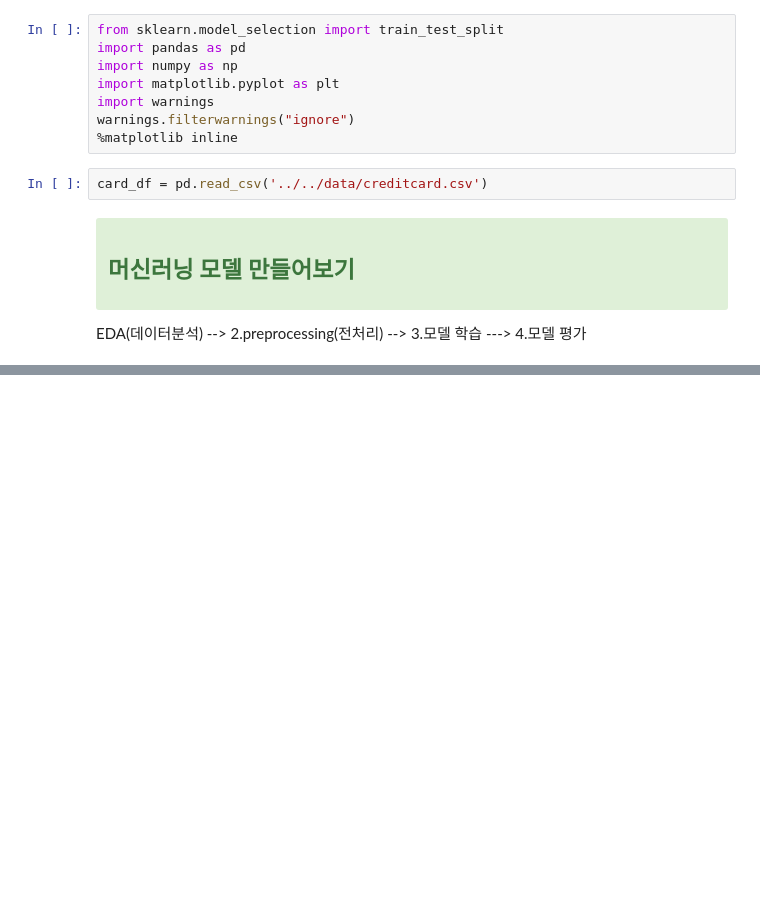
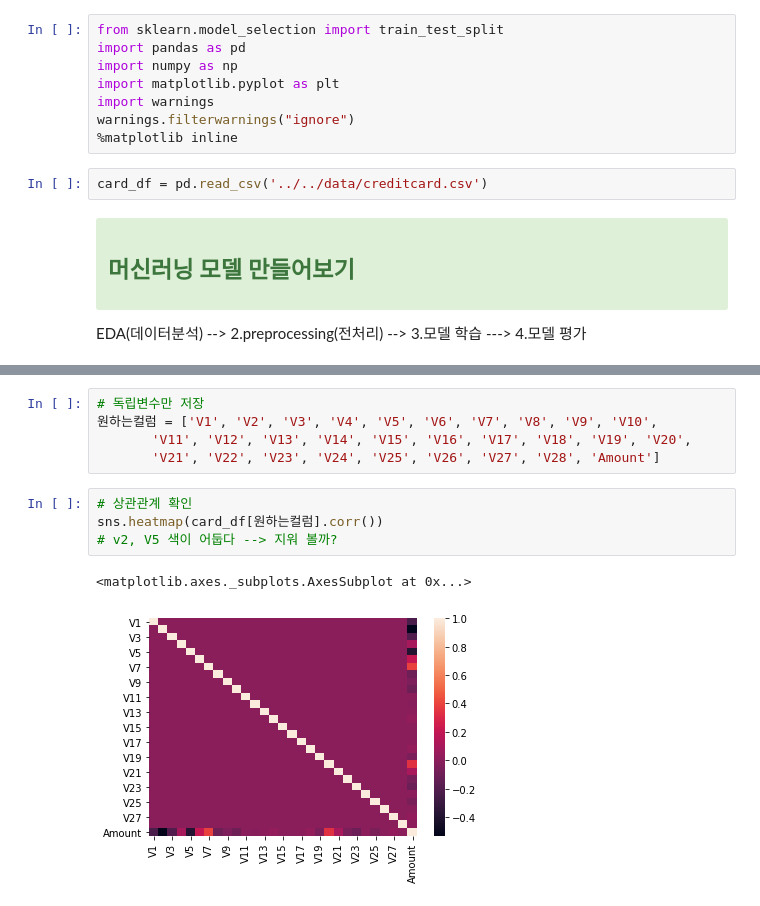
Before and after one commit to hoesungryu/blockchain-devML-course, a Jupyter notebook: code/Day04/Day04_07_Credit Card Fraud Detection.ipynb, the cells around one changed output, grey strips where cells are left out. Cells and saved outputs as stored; diff of their text form; blank space fills up the shorter version.

```diff
--- a/code/Day04/Day04_07_Credit Card Fraud Detection.ipynb
+++ b/code/Day04/Day04_07_Credit Card Fraud Detection.ipynb
@@ -40,0 +142,12 @@ EDA(데이터분석) --> 2.preprocessing(전처리) --> 3.모델 학습 ---> 4.
+# %%
+# 독립변수만 저장
+원하는컬럼 = ['V1', 'V2', 'V3', 'V4', 'V5', 'V6', 'V7', 'V8', 'V9', 'V10',
+       'V11', 'V12', 'V13', 'V14', 'V15', 'V16', 'V17', 'V18', 'V19', 'V20',
+       'V21', 'V22', 'V23', 'V24', 'V25', 'V26', 'V27', 'V28', 'Amount']
+# %%
+# 상관관계 확인
+sns.heatmap(card_df[원하는컬럼].corr())
+# v2, V5 색이 어둡다 --> 지워 볼까?
+# %% [output]
+<matplotlib.axes._subplots.AxesSubplot at 0x...>
+[figure, added]
```
Also changed, not shown: parts of 21 cells of this notebook, 12 other files.
